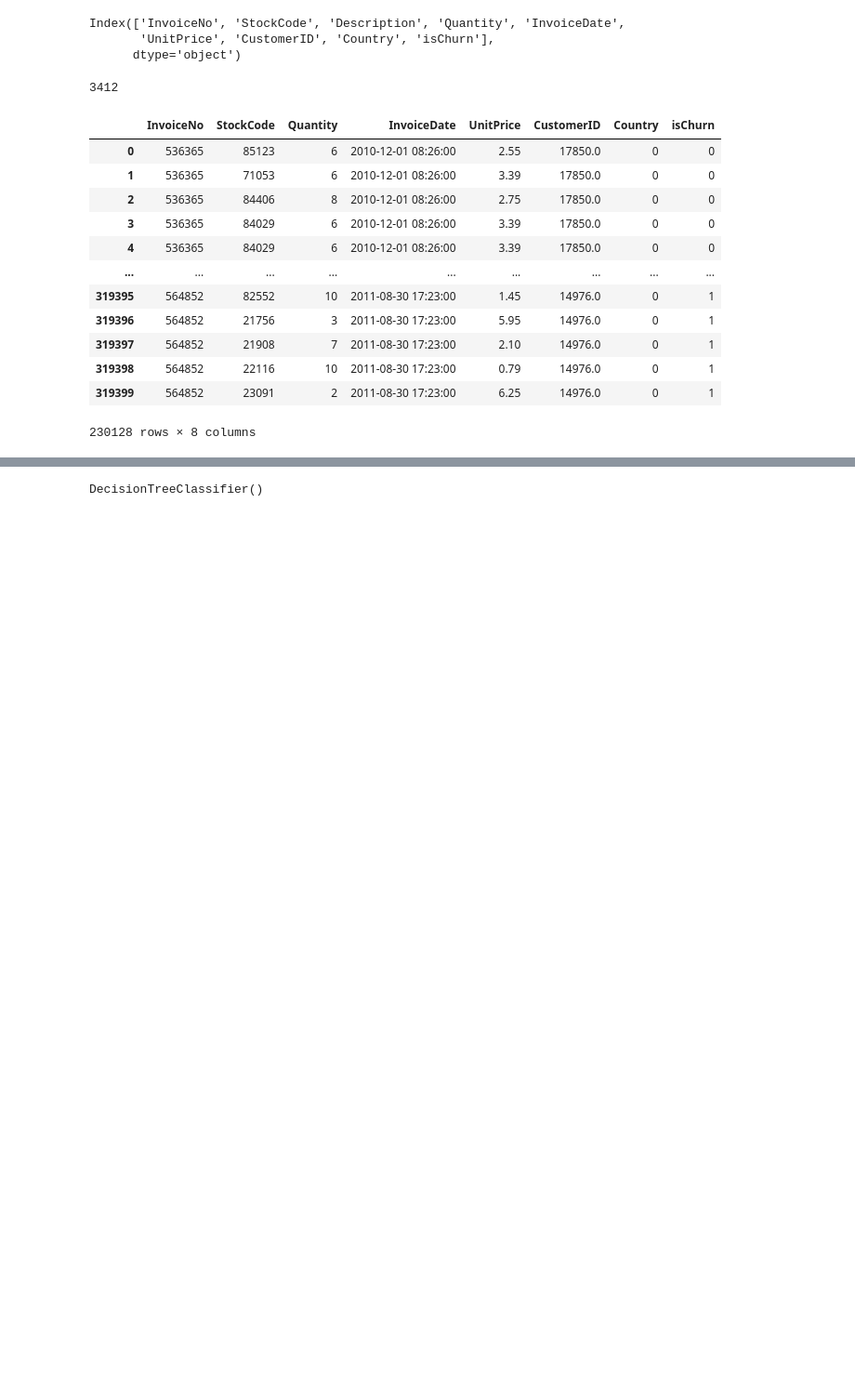
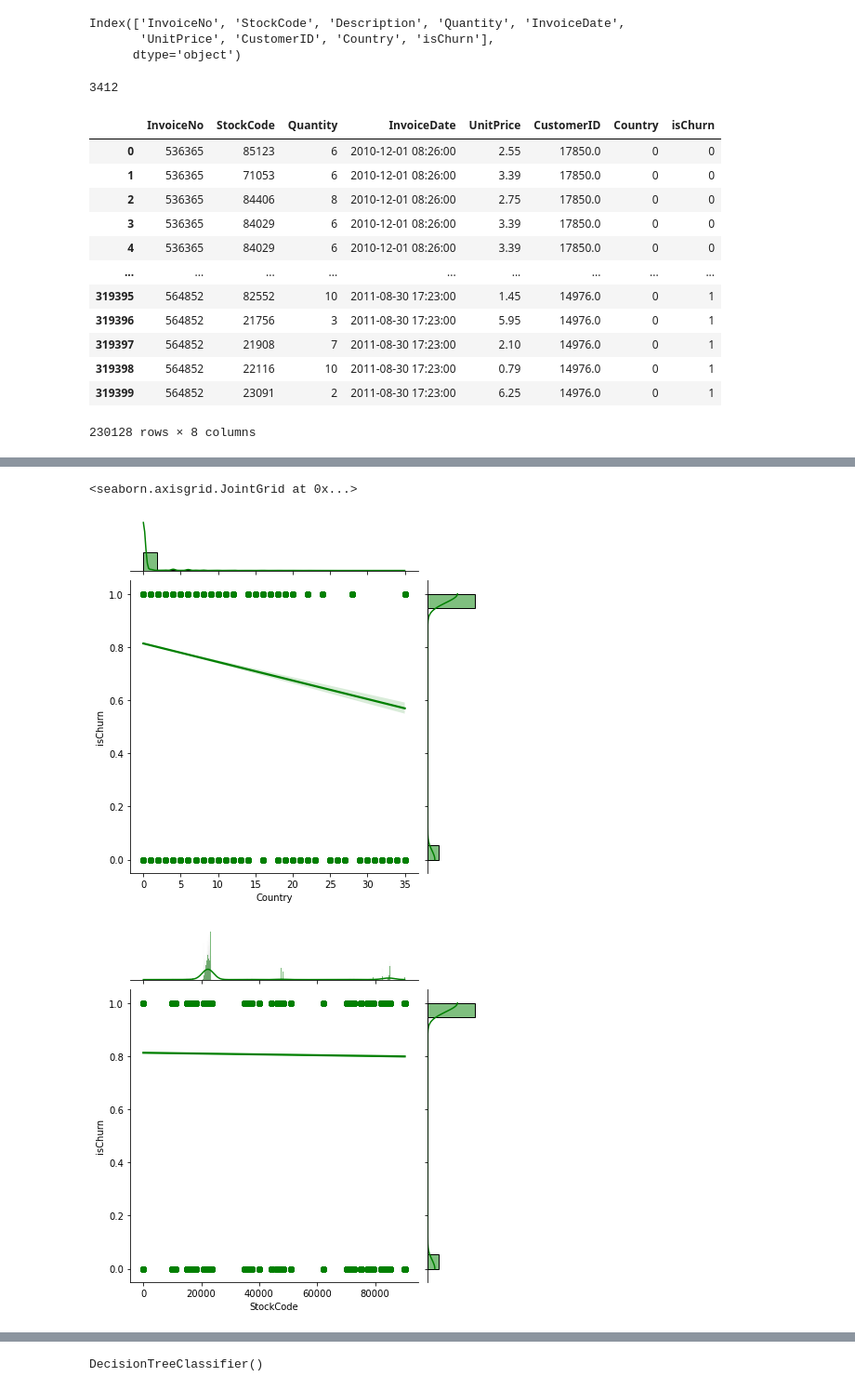
Before and after one commit to MadKauSing/Big-Data, a Jupyter notebook: MI temp/81_82_88.ipynb, the cells around one changed output, grey strips where cells are left out. Shown: that part at 93% size. Cells and saved outputs as stored; diff of their text form; code cells hidden in the pictures; blank space fills up the shorter version.

```diff
--- a/MI temp/81_82_88.ipynb
+++ b/MI temp/81_82_88.ipynb
@@ -233 +244,15 @@ Index(['StockCode', 'Quantity', 'UnitPrice', 'CustomerID', 'Country',
       dtype='object')
+# %%
+sns.jointplot(data=train_set, x='Country', y='isChurn', kind='reg', color='g')
+sns.jointplot(data=train_set, x='StockCode', y='isChurn', kind='reg', color='g')
+sns.jointplot(data=train_set, x='month', y='isChurn', kind='reg', color='g')
+sns.jointplot(data=train_set, x='year', y='isChurn', kind='reg', color='g')
+sns.jointplot(data=train_set, x='day', y='isChurn', kind='reg', color='g')
+sns.jointplot(data=train_set, x='hour', y='isChurn', kind='reg', color='g')
+sns.jointplot(data=train_set, x='UnitPrice', y='isChurn', kind='reg', color='g')
+sns.jointplot(data=train_set, x='CustomerID', y='isChurn', kind='reg', color='g')
+sns.jointplot(data=train_set, x='Quantity', y='isChurn', kind='reg', color='g')
+# %% [output]
+<seaborn.axisgrid.JointGrid at 0x...>
+[figure, added]
+[figure, added]
```
Also changed, not shown: parts of 12 cells of this notebook.
